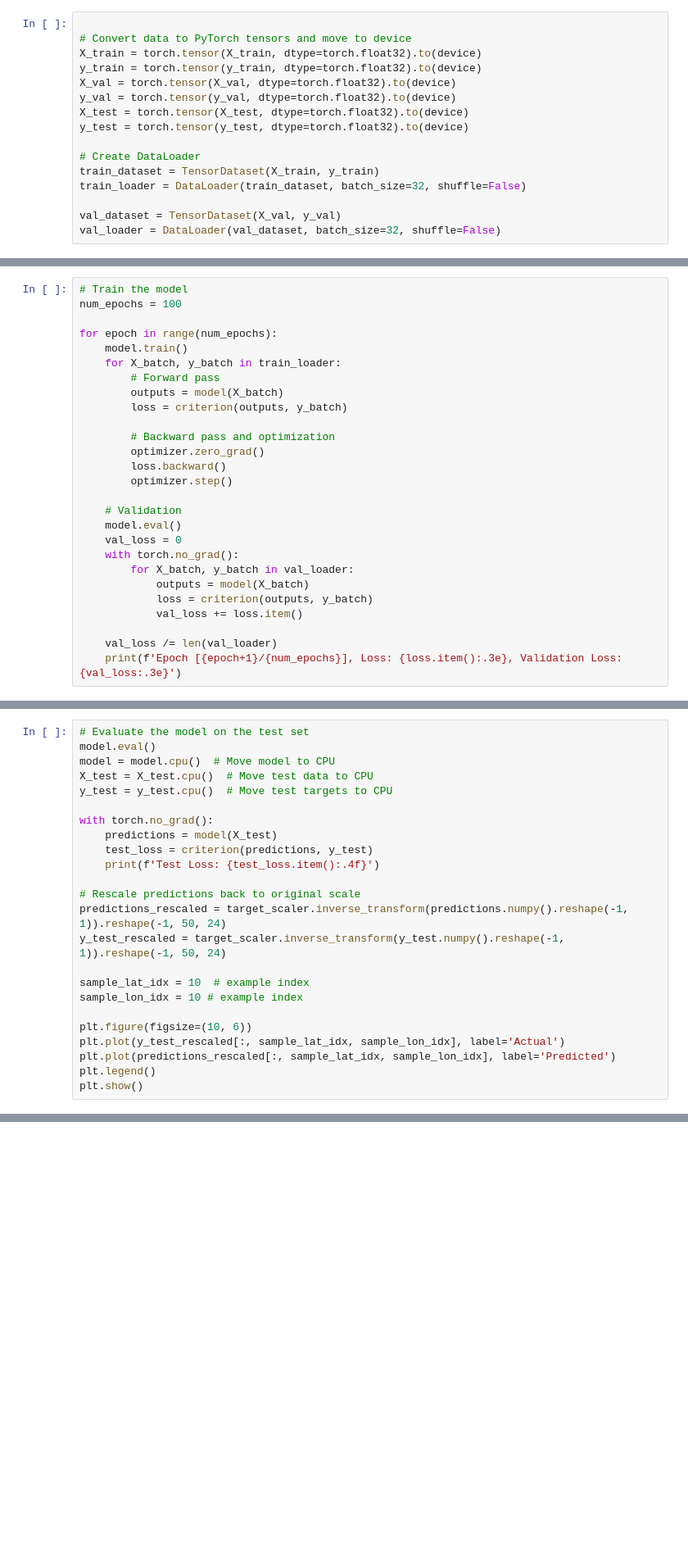
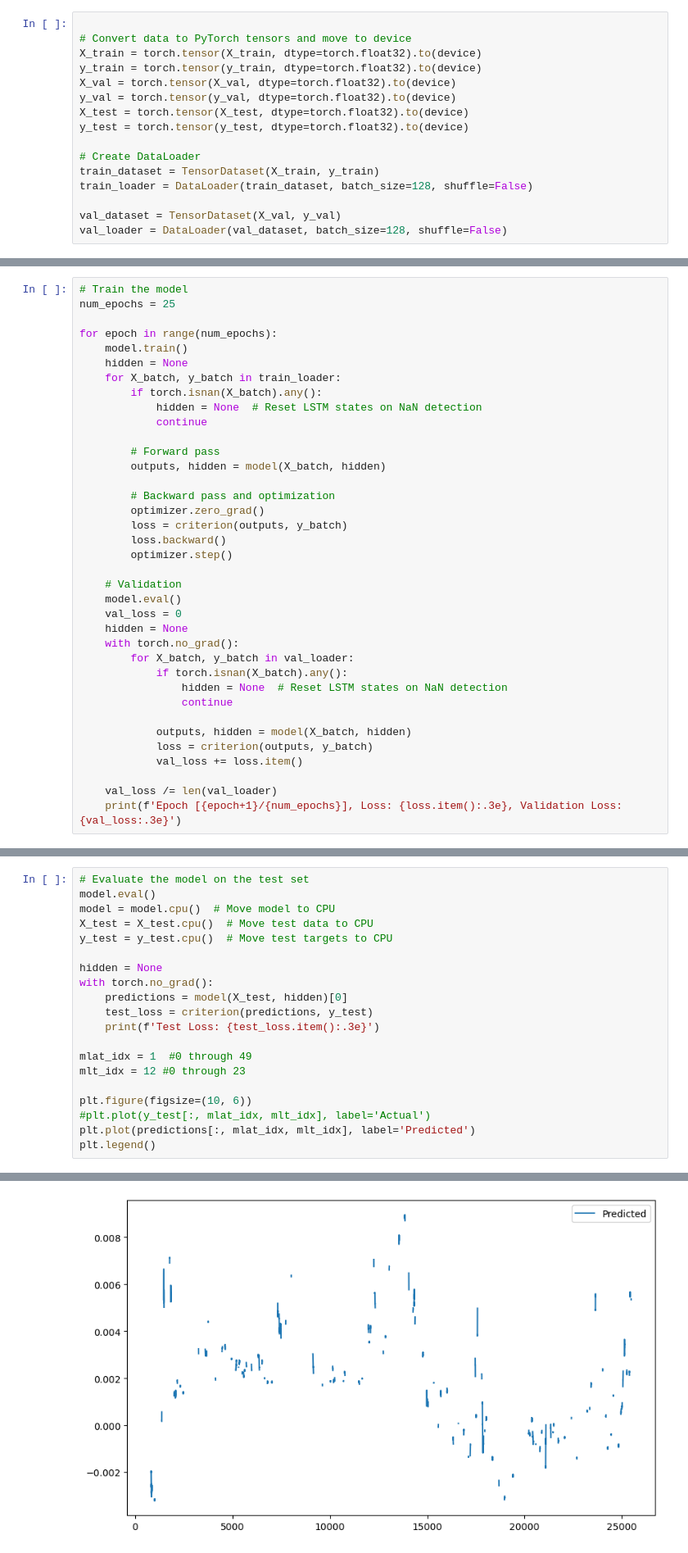
Before and after one commit to reddy-sachin/REPPU-ESN2, a Jupyter notebook: AMPERE/lstm_ampere.ipynb, the cells around one changed output, grey strips where cells are left out. Shown at 82% size. Saved outputs shown, nothing was run; the diff lists cells and outputs as text; blank space fills up the shorter version.

```diff
--- a/AMPERE/lstm_ampere.ipynb
+++ b/AMPERE/lstm_ampere.ipynb
@@ -93,8 +92,8 @@ y_test = torch.tensor(y_test, dtype=torch.float32).to(device)
 
 # Create DataLoader
 train_dataset = TensorDataset(X_train, y_train)
-train_loader = DataLoader(train_dataset, batch_size=32, shuffle=False)
+train_loader = DataLoader(train_dataset, batch_size=128, shuffle=False)
 
 val_dataset = TensorDataset(X_val, y_val)
-val_loader = DataLoader(val_dataset, batch_size=32, shuffle=False)
+val_loader = DataLoader(val_dataset, batch_size=128, shuffle=False)
 # %%
@@ -117,26 +115,36 @@ criterion = nn.MSELoss()
 optimizer = torch.optim.Adam(model.parameters(), lr=0.001)
 # %%
 # Train the model
-num_epochs = 100
+num_epochs = 25
 
 for epoch in range(num_epochs):
     model.train()
+    hidden = None
     for X_batch, y_batch in train_loader:
+        if torch.isnan(X_batch).any():
+            hidden = None  # Reset LSTM states on NaN detection
+            continue
+
         # Forward pass
-        outputs = model(X_batch)
-        loss = criterion(outputs, y_batch)
+        outputs, hidden = model(X_batch, hidden)
 
         # Backward pass and optimization
         optimizer.zero_grad()
+        loss = criterion(outputs, y_batch)
         loss.backward()
         optimizer.step()
 
     # Validation
     model.eval()
     val_loss = 0
+    hidden = None
     with torch.no_grad():
         for X_batch, y_batch in val_loader:
-            outputs = model(X_batch)
+            if torch.isnan(X_batch).any():
+                hidden = None  # Reset LSTM states on NaN detection
+                continue
+
+            outputs, hidden = model(X_batch, hidden)
             loss = criterion(outputs, y_batch)
             val_loss += loss.item()
 
@@ -167,20 +175,17 @@ model = model.cpu()  # Move model to CPU
 X_test = X_test.cpu()  # Move test data to CPU
 y_test = y_test.cpu()  # Move test targets to CPU
 
+hidden = None
 with torch.no_grad():
-    predictions = model(X_test)
+    predictions = model(X_test, hidden)[0]
     test_loss = criterion(predictions, y_test)
-    print(f'Test Loss: {test_loss.item():.4f}')
+    print(f'Test Loss: {test_loss.item():.3e}')
 
-# Rescale predictions back to original scale
-predictions_rescaled = target_scaler.inverse_transform(predictions.numpy().reshape(-1, 1)).reshape(-1, 50, 24)
-y_test_rescaled = target_scaler.inverse_transform(y_test.numpy().reshape(-1, 1)).reshape(-1, 50, 24)
-
-sample_lat_idx = 10  # example index
-sample_lon_idx = 10 # example index
+mlat_idx = 1  #0 through 49
+mlt_idx = 12 #0 through 23
 
 plt.figure(figsize=(10, 6))
-plt.plot(y_test_rescaled[:, sample_lat_idx, sample_lon_idx], label='Actual')
-plt.plot(predictions_rescaled[:, sample_lat_idx, sample_lon_idx], label='Predicted')
+#plt.plot(y_test[:, mlat_idx, mlt_idx], label='Actual')
+plt.plot(predictions[:, mlat_idx, mlt_idx], label='Predicted')
 plt.legend()
-plt.show()
+# %% [output]
@@ -187,3 +194,4 @@ plt.show()
+[figure, added]
 # %%
 RMSE = np.sqrt(np.mean((predictions_rescaled - y_test_rescaled)**2))
 NRMSE = RMSE / (np.max(y_test_rescaled) - np.min(y_test_rescaled))
```
Also changed, not shown: parts of 5 cells of this notebook, 2 other files.
